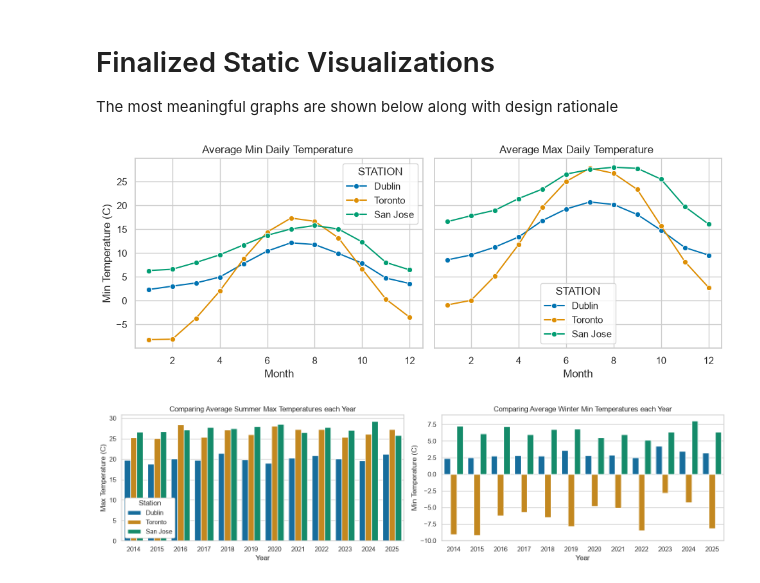
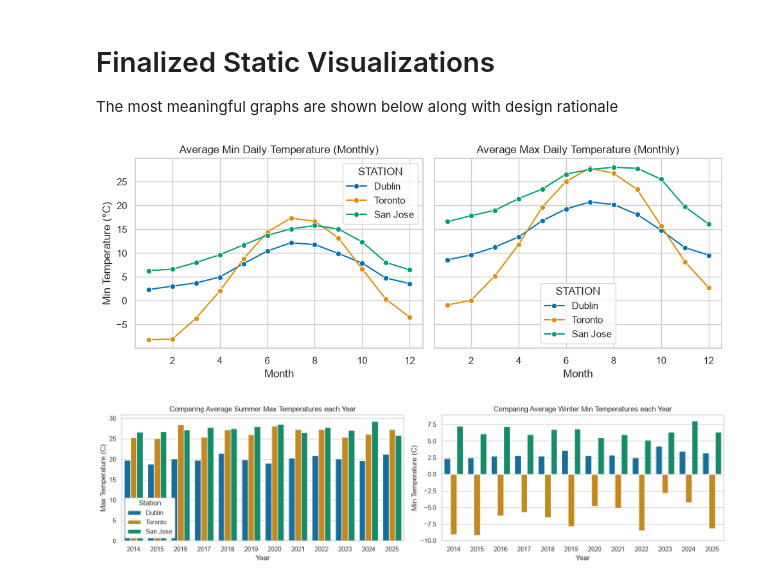
Before and after one commit to brianna-senchyna/weather-mappers-CS133, a Jupyter notebook: notebooks/milestone_2_.ipynb, the cells around one changed output. Saved outputs shown, nothing was run; the diff lists cells and outputs as text; code cells hidden in the pictures.

```diff
--- a/notebooks/milestone_2_.ipynb
+++ b/notebooks/milestone_2_.ipynb
@@ -55,18 +55,21 @@ The most meaningful graphs are shown below along with design rationale
 # %%
 #Lineplot: Min and Max Daily Average Temperatures by Month and Station
 mon_min = weather.groupby(["STATION","MONTH"])['TMIN'].mean().reset_index()
 mon_max = weather.groupby(['STATION','MONTH'])['TMAX'].mean().reset_index()
 
 fig, axes = plt.subplots(1,2,figsize=(10,4), sharey=True)
 sns.lineplot(data=mon_min,x='MONTH',y='TMIN',marker='o',hue="STATION",ax=axes[0])
-axes[0].set(title='Average Min Daily Temperature ',xlabel='Month',ylabel='Min Temperature (°C)')
+axes[0].set(title='Average Min Daily Temperature (Monthly)',xlabel='Month',ylabel='Min Temperature (°C)')
 
 sns.lineplot(data=mon_max,x='MONTH',y='TMAX',marker='o',hue="STATION",ax=axes[1])
-axes[1].set(title='Average Max Daily Temperature ',xlabel='Month',ylabel='Max Temperature (°C)')
+axes[1].set(title='Average Max Daily Temperature (Monthly)',xlabel='Month',ylabel='Max Temperature (°C)')
+
+#plt.savefig("../visuals/monthly_lineplot.png", dpi=300, bbox_inches="tight")
+
 plt.tight_layout()
 plt.show()
 # %% [output]
-[figure, old version]
+[figure, new version]
 # %%
 # Grouped Bar Graph:
 # Max average temperature grouped by Station for Summer Season
```
Also changed, not shown: parts of 5 cells of this notebook, 7 other files.
